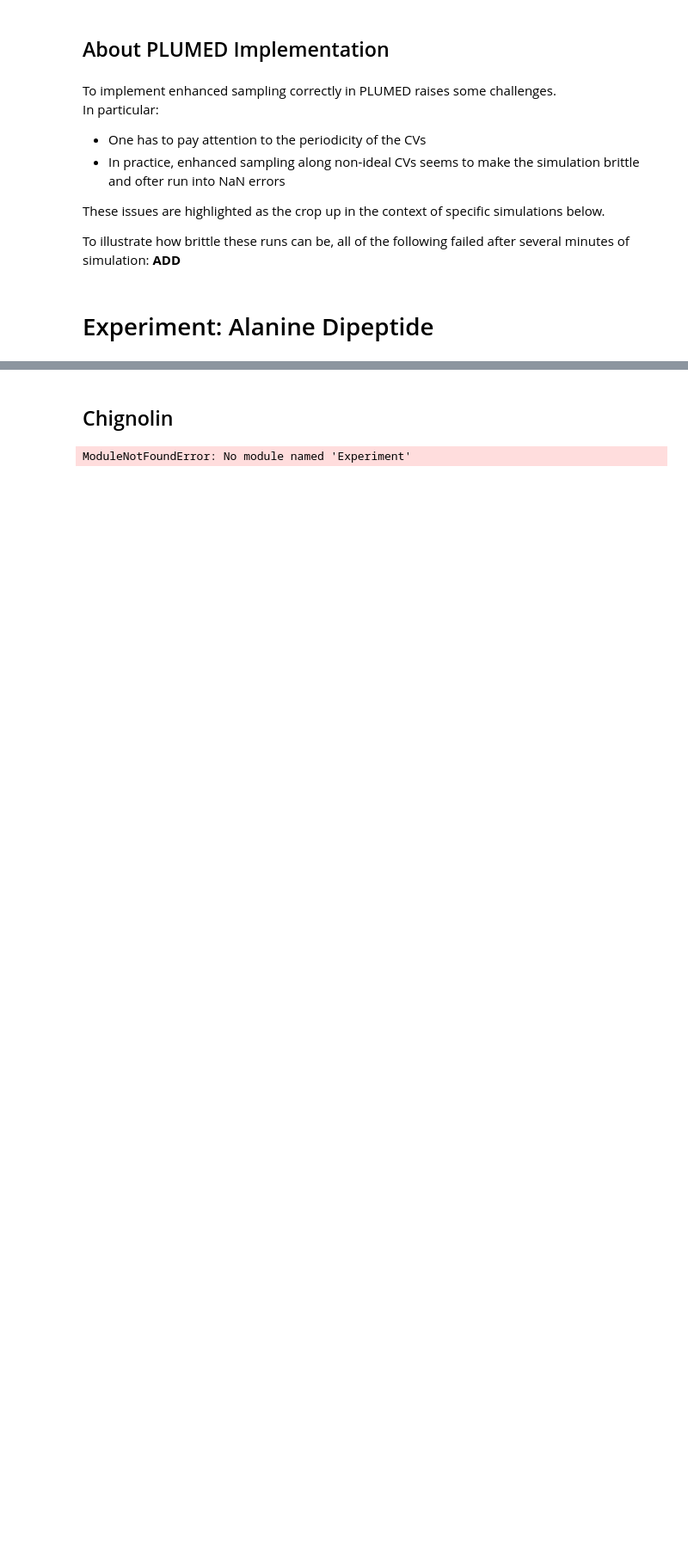
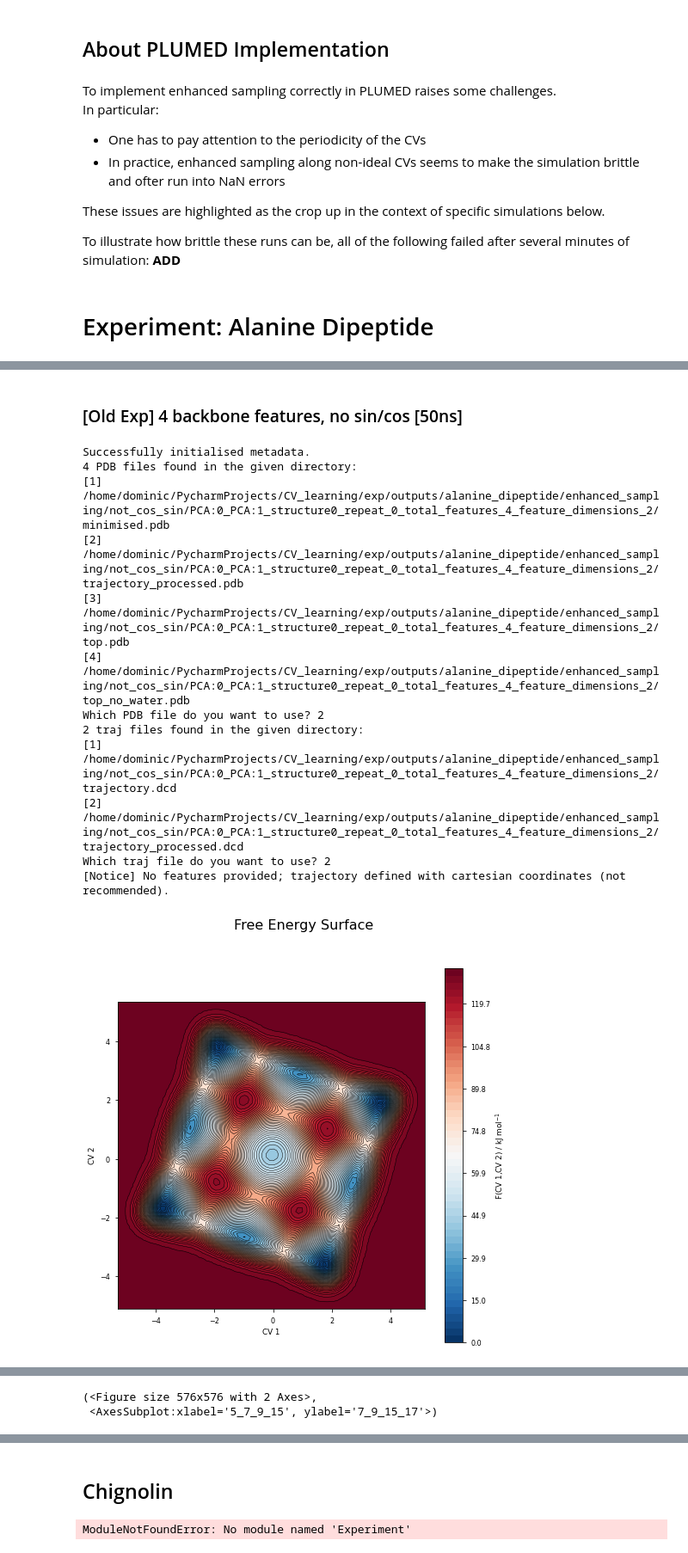
Before and after one commit to dominicp6/CV_learning, a Jupyter notebook: notebooks/enhanced_sampling_exps.ipynb, the cells around one changed output, grey strips where cells are left out. Shown at 86% size. Saved outputs shown, nothing was run; the diff lists cells and outputs as text; code cells hidden in the pictures; blank space fills up the shorter version.

```diff
--- a/notebooks/enhanced_sampling_exps.ipynb
+++ b/notebooks/enhanced_sampling_exps.ipynb
@@ -239,0 +64,20 @@ DUMPGRID GRID=ffpsi FILE=ffpsi.dat
+# %% [markdown]
+### [Old Exp] 4 backbone features, no sin/cos [50ns]
+# %%
+exp = Experiment('/home/dominic/PycharmProjects/CV_learning/exp/outputs/alanine_dipeptide/enhanced_sampling/not_cos_sin/PCA:0_PCA:1_structure0_repeat_0_total_features_4_feature_dimensions_2')
+exp.free_energy_plot(fig_size=(8,8))
+exp.free_energy_plot(reweight=True, fig_size=(8,8), features=["5_7_9_15", "7_9_15_17"])
+# %% [output]
+Successfully initialised metadata.
+4 PDB files found in the given directory:
+[1] /home/dominic/PycharmProjects/CV_learning/exp/outputs/alanine_dipeptide/enhanced_sampling/not_cos_sin/PCA:0_PCA:1_structure0_repeat_0_total_features_4_feature_dimensions_2/minimised.pdb
+[2] /home/dominic/PycharmProjects/CV_learning/exp/outputs/alanine_dipeptide/enhanced_sampling/not_cos_sin/PCA:0_PCA:1_structure0_repeat_0_total_features_4_feature_dimensions_2/trajectory_processed.pdb
+[3] /home/dominic/PycharmProjects/CV_learning/exp/outputs/alanine_dipeptide/enhanced_sampling/not_cos_sin/PCA:0_PCA:1_structure0_repeat_0_total_features_4_feature_dimensions_2/top.pdb
+[4] /home/dominic/PycharmProjects/CV_learning/exp/outputs/alanine_dipeptide/enhanced_sampling/not_cos_sin/PCA:0_PCA:1_structure0_repeat_0_total_features_4_feature_dimensions_2/top_no_water.pdb
+Which PDB file do you want to use? 2
+2 traj files found in the given directory:
+[1] /home/dominic/PycharmProjects/CV_learning/exp/outputs/alanine_dipeptide/enhanced_sampling/not_cos_sin/PCA:0_PCA:1_structure0_repeat_0_total_features_4_feature_dimensions_2/trajectory.dcd
+[2] /home/dominic/PycharmProjects/CV_learning/exp/outputs/alanine_dipeptide/enhanced_sampling/not_cos_sin/PCA:0_PCA:1_structure0_repeat_0_total_features_4_feature_dimensions_2/trajectory_processed.dcd
+Which traj file do you want to use? 2
+[Notice] No features provided; trajectory defined with cartesian coordinates (not recommended).
+[figure, added]
@@ -239,0 +92,2 @@ DUMPGRID GRID=ffpsi FILE=ffpsi.dat
+(<Figure size 576x576 with 2 Axes>,
+ <AxesSubplot:xlabel='5_7_9_15', ylabel='7_9_15_17'>)
```
Also changed, not shown: parts of 34 cells of this notebook, 11 other files.
